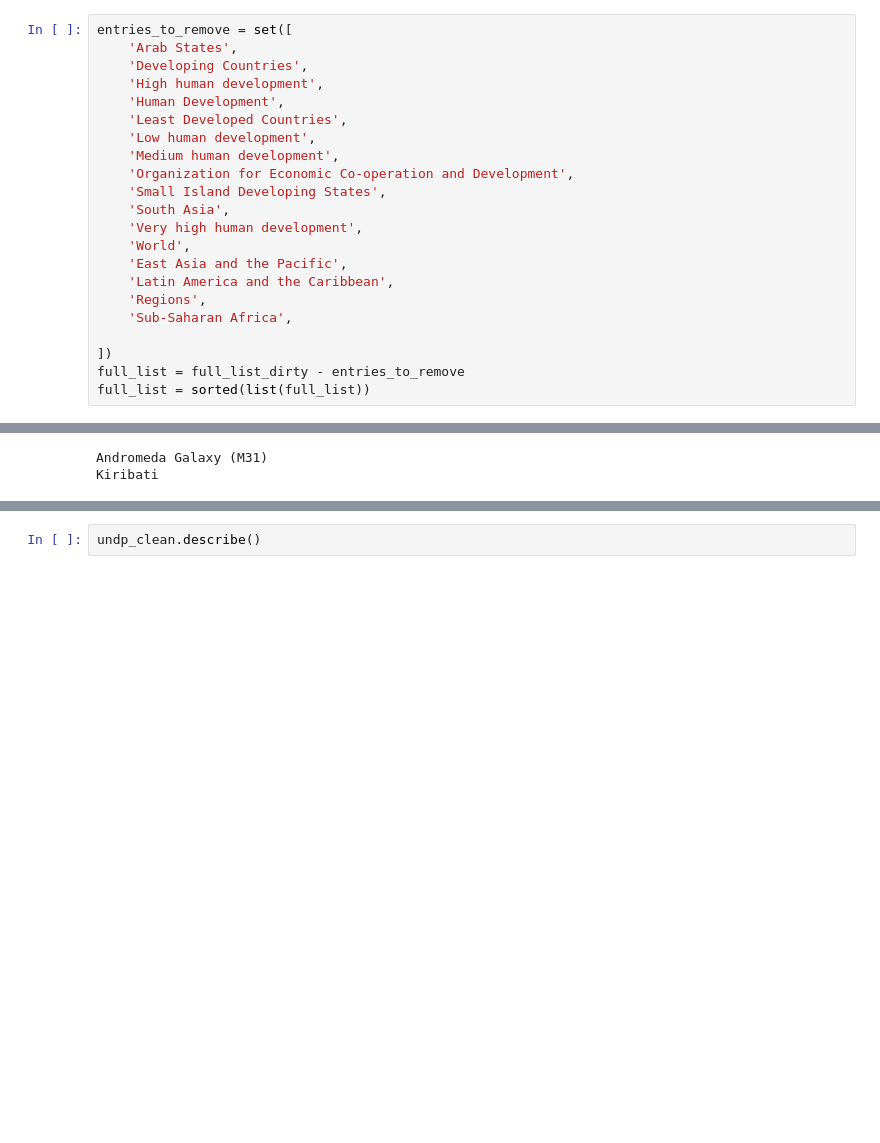
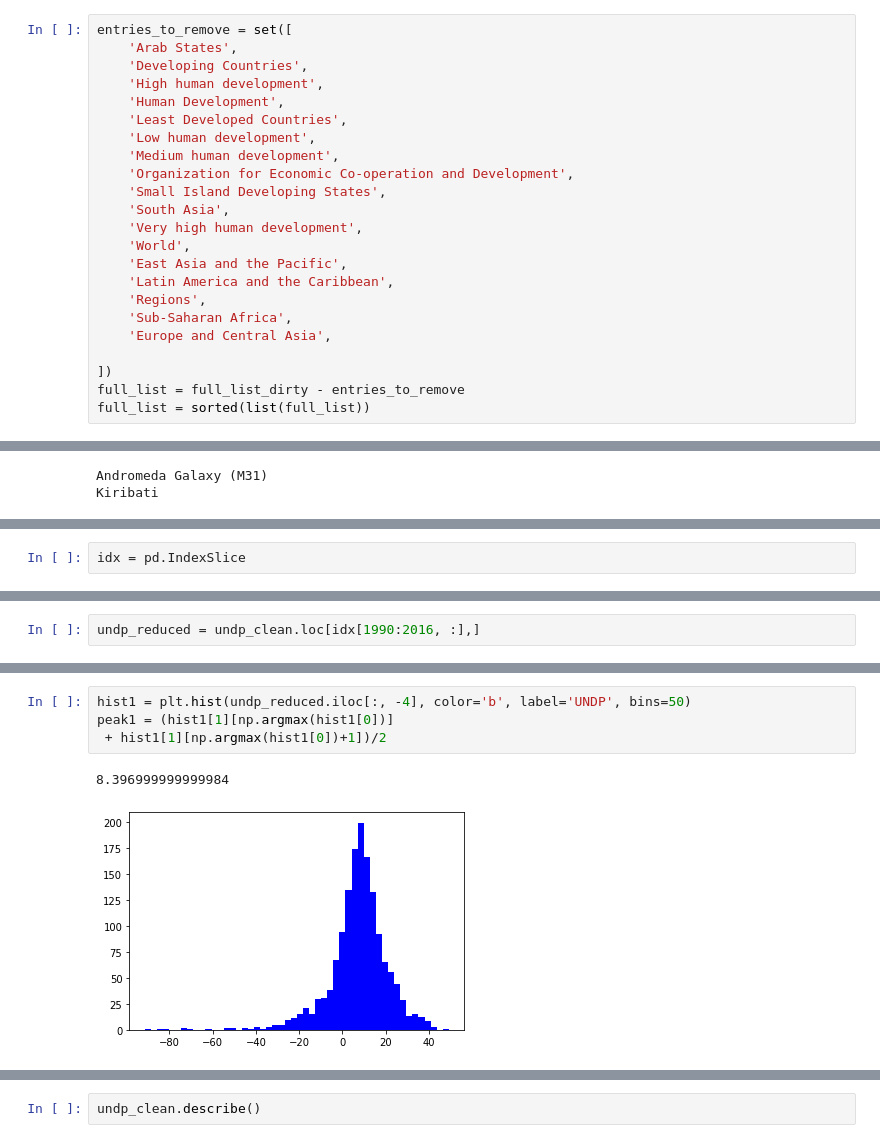
Before and after one commit to D1nay/prohack2020, a Jupyter notebook: Mapping countries to galaxies.ipynb, the cells around one changed output, grey strips where cells are left out. Saved outputs shown, nothing was run; the diff lists cells and outputs as text; blank space fills up the shorter version.

```diff
--- a/Mapping countries to galaxies.ipynb
+++ b/Mapping countries to galaxies.ipynb
@@ -190,6 +192,7 @@ entries_to_remove = set([
     'Latin America and the Caribbean',
     'Regions',
     'Sub-Saharan Africa',
+    'Europe and Central Asia',
 
 ])
 full_list = full_list_dirty - entries_to_remove
@@ -550,0 +598,2 @@ plt.show()
+# %%
+idx = pd.IndexSlice
@@ -550,0 +602,2 @@ plt.show()
+# %%
+undp_reduced = undp_clean.loc[idx[1990:2016, :],]
@@ -550,0 +621,7 @@ plt.show()
+# %%
+hist1 = plt.hist(undp_reduced.iloc[:, -4], color='b', label='UNDP', bins=50)
+peak1 = (hist1[1][np.argmax(hist1[0])]
+ + hist1[1][np.argmax(hist1[0])+1])/2
+# %% [output]
+8.396999999999984
+[figure, added]
```
Also changed, not shown: parts of 17 cells of this notebook, 2 other files.
